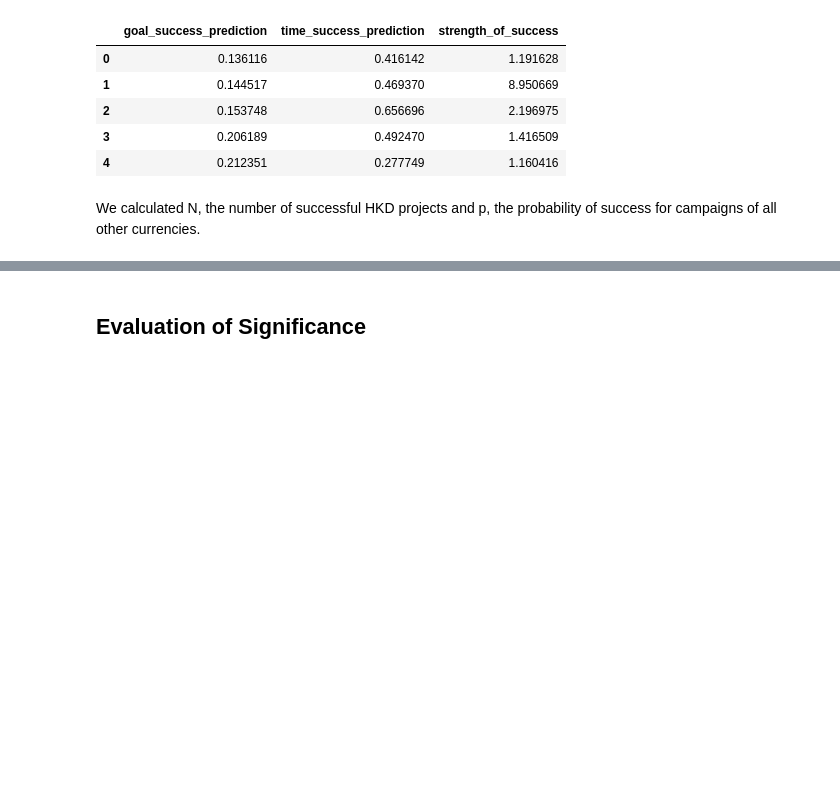
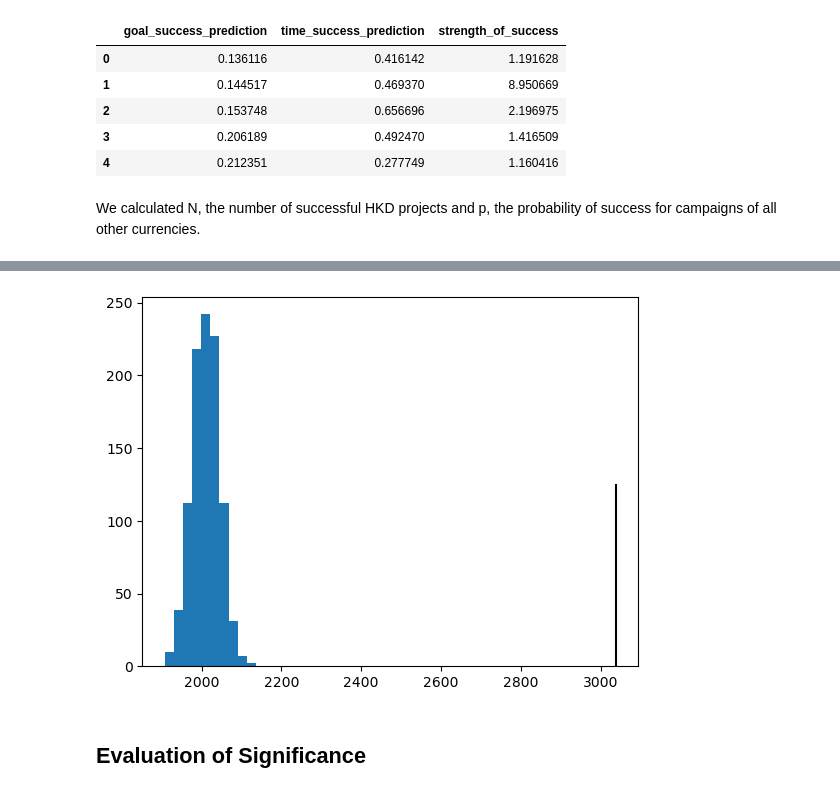
Before and after one commit to catherine-fang-git/kickstarter_project_success_info2950, a Jupyter notebook: INFO2950_Phase4.ipynb, the cells around one changed output, grey strips where cells are left out. Saved outputs shown, nothing was run; the diff lists cells and outputs as text; code cells hidden in the pictures; blank space fills up the shorter version.

```diff
--- a/INFO2950_Phase4.ipynb
+++ b/INFO2950_Phase4.ipynb
@@ -517,3 +549,9 @@ NOTE: We want to make sure that these observations are not due to random chance.
+# %%
+plt.hist(hkd_dist)
+plt.vlines(x=3038,ymin=0,ymax=125,color='black')
+plt.show()
+# %% [output]
+[figure, added]
 # %% [markdown]
 ## **Evaluation of Significance**
 # %% [markdown]
```
Also changed, not shown: parts of 5 cells of this notebook.
